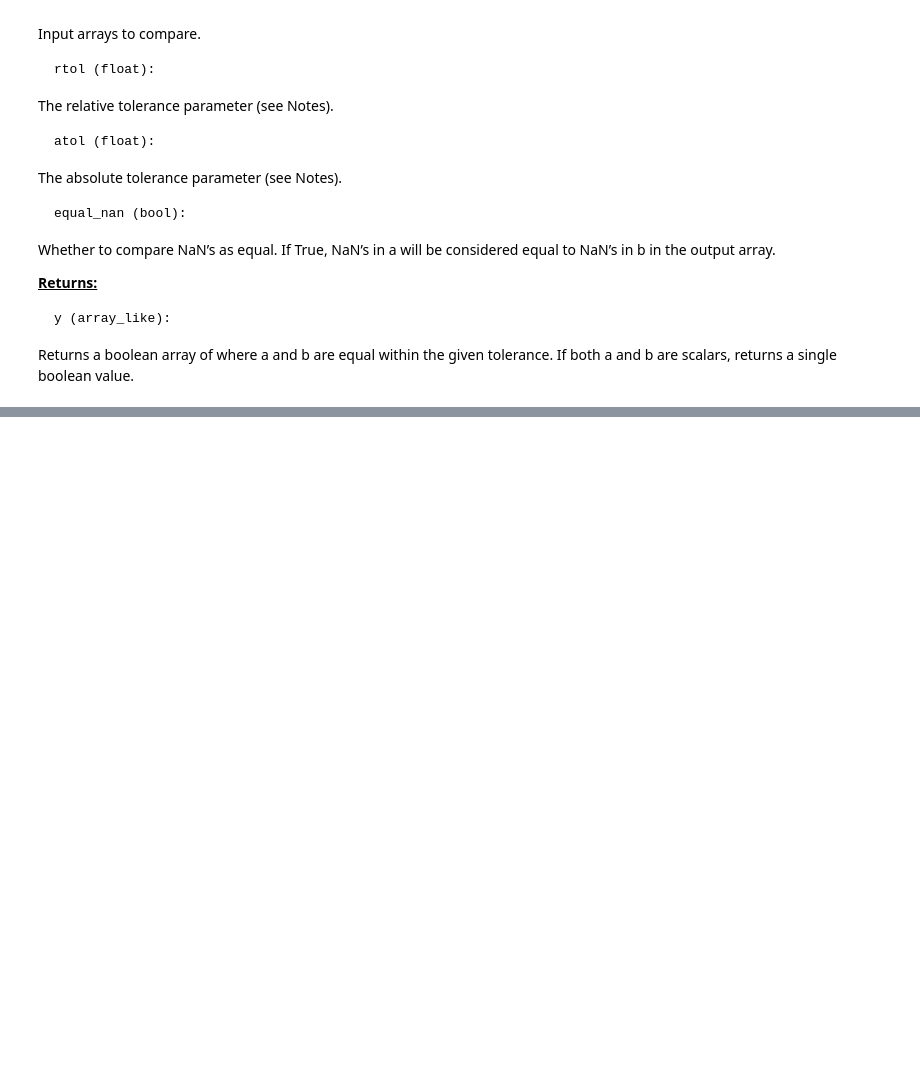
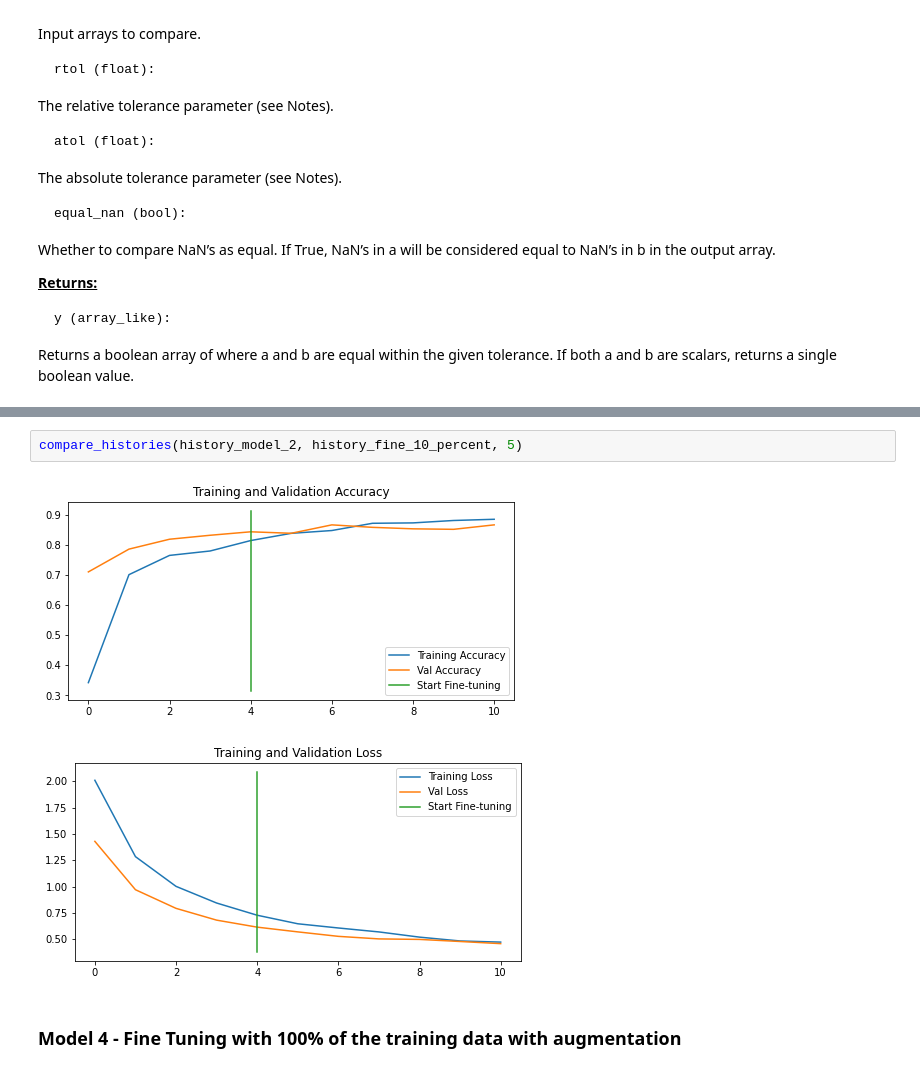
Before and after one commit to GlennChon/tensorflow_notes, a Jupyter notebook: 05_transfer_learning_2.ipynb, the cells around one changed output, grey strips where cells are left out. Saved outputs shown, nothing was run; the diff lists cells and outputs as text; blank space fills up the shorter version.

```diff
--- a/05_transfer_learning_2.ipynb
+++ b/05_transfer_learning_2.ipynb
@@ -435,0 +1088,7 @@ print(np.array(results_10_percent_data_aug)-np.array(results_loaded_weights))
+# %%
+compare_histories(history_model_2, history_fine_10_percent, 5)
+# %% [output]
+[figure, added]
+[figure, added]
+# %% [markdown]
+### Model 4 - Fine Tuning with 100% of the training data with augmentation
```
Also changed, not shown: parts of 52 cells of this notebook.
